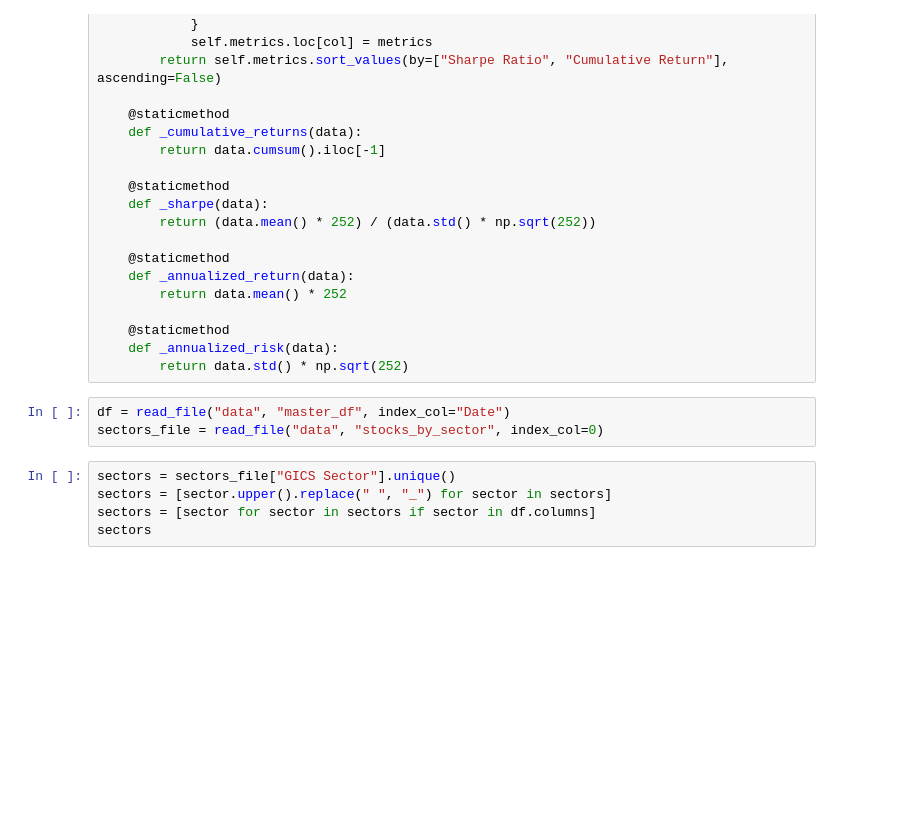
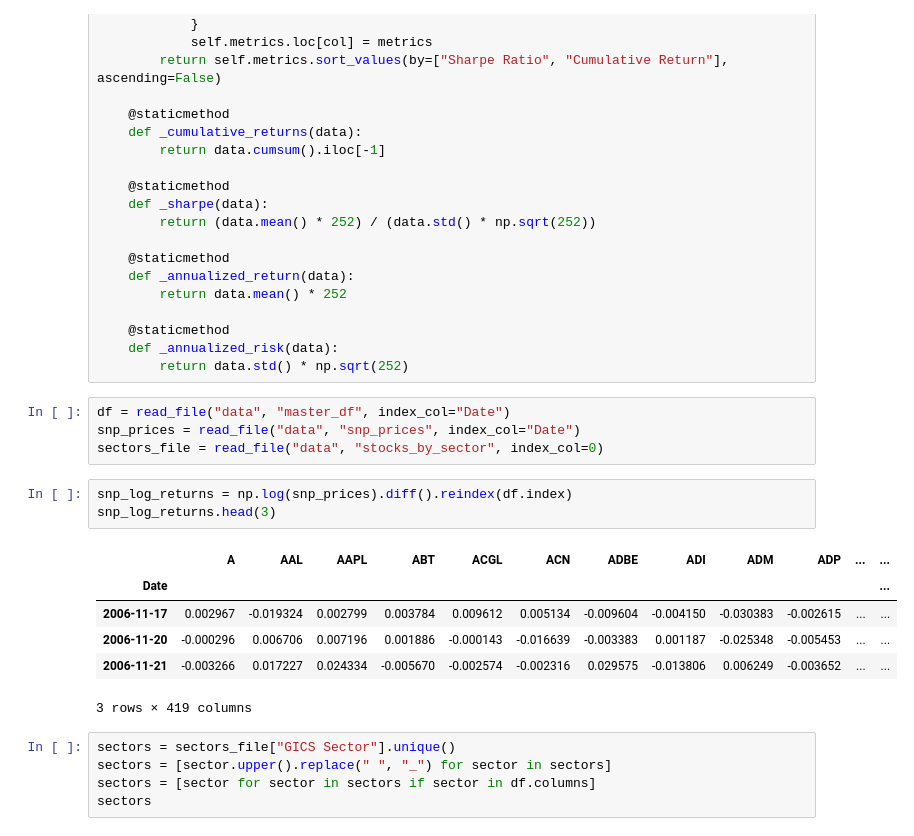
Before and after one commit to aungsias/Forays, a Jupyter notebook: Self/Untitled4/index.ipynb, the cells around one changed output. Cells and saved outputs as stored; diff of their text form; blank space fills up the shorter version.

```diff
--- a/Self/Untitled4/index.ipynb
+++ b/Self/Untitled4/index.ipynb
@@ -51,7 +51,18 @@ class Metrics:
         return data.std() * np.sqrt(252)
 # %%
 df = read_file("data", "master_df", index_col="Date")
+snp_prices = read_file("data", "snp_prices", index_col="Date")
 sectors_file = read_file("data", "stocks_by_sector", index_col=0)
+# %%
+snp_log_returns = np.log(snp_prices).diff().reindex(df.index)
+snp_log_returns.head(3)
+# %% [output]
+|  | A | AAL | AAPL | ABT | ACGL | ACN | ADBE | ADI | ADM | ADP | ... | ... |
+| Date |  |  |  |  |  |  |  |  |  |  |  | ... |
+| 2006-11-17 | 0.002967 | -0.019324 | 0.002799 | 0.003784 | 0.009612 | 0.005134 | -0.009604 | -0.004150 | -0.030383 | -0.002615 | ... | ... |
+| 2006-11-20 | -0.000296 | 0.006706 | 0.007196 | 0.001886 | -0.000143 | -0.016639 | -0.003383 | 0.001187 | -0.025348 | -0.005453 | ... | ... |
+| 2006-11-21 | -0.003266 | 0.017227 | 0.024334 | -0.005670 | -0.002574 | -0.002316 | 0.029575 | -0.013806 | 0.006249 | -0.003652 | ... | ... |
+3 rows × 419 columns
 # %%
 sectors = sectors_file["GICS Sector"].unique()
 sectors = [sector.upper().replace(" ", "_") for sector in sectors]
```
Also changed, not shown: parts of 12 cells of this notebook.
